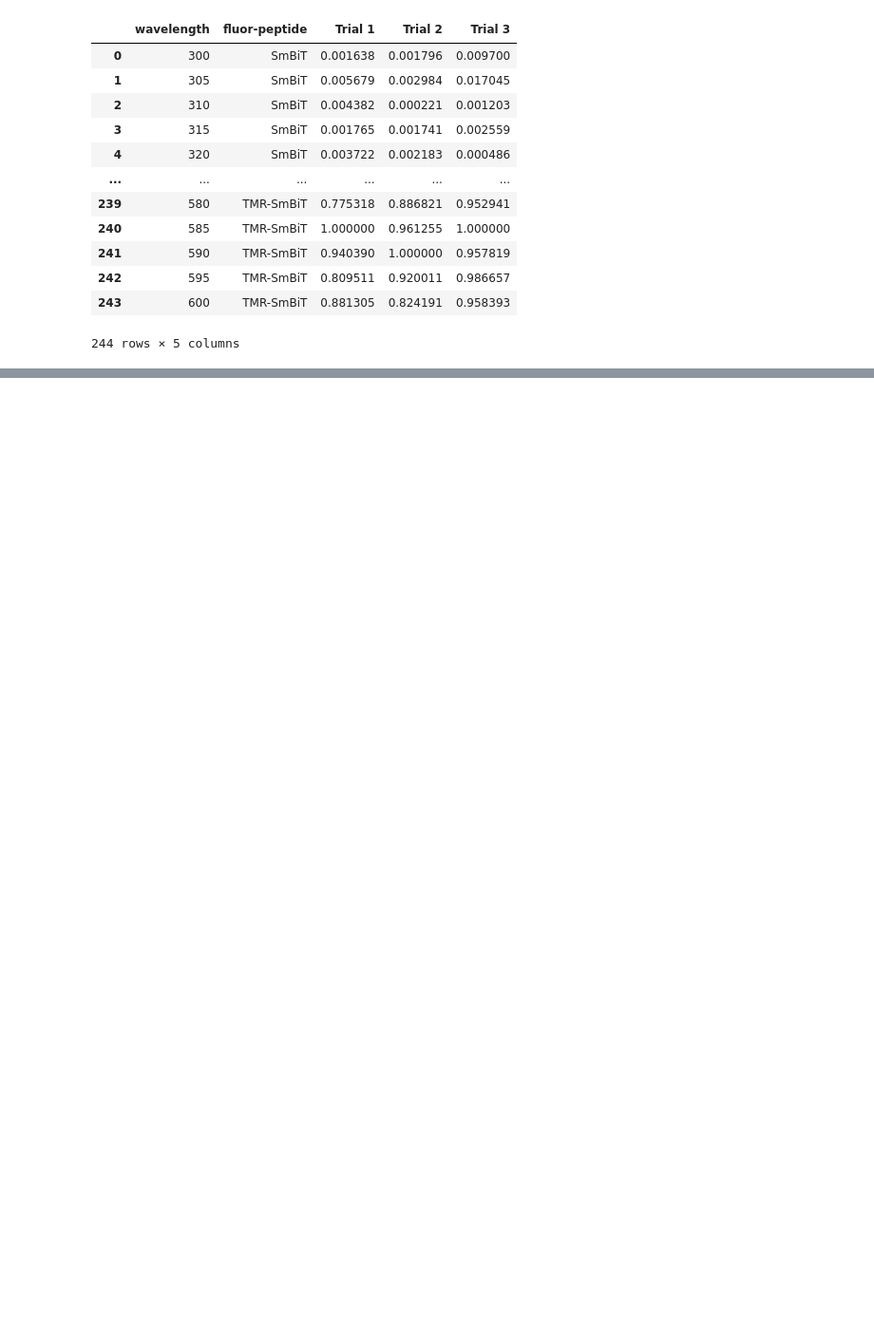
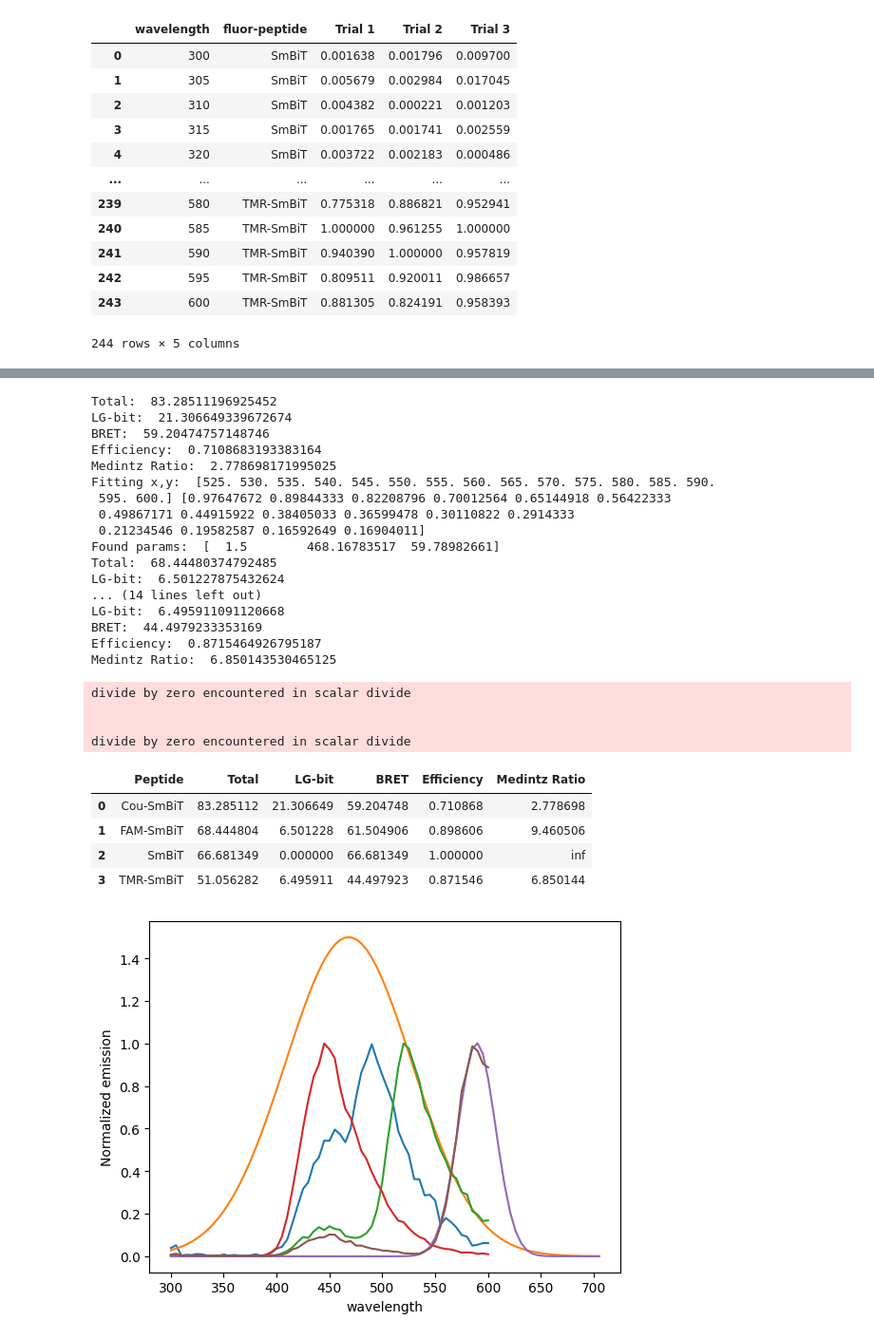
Before and after one commit to c-bun/NanoBiT-BRET, a Jupyter notebook: BRET efficiencies/Fluor BRET efficiency.ipynb, the cells around one changed output, grey strips where cells are left out. Shown at 95% size. Drawn from its saved outputs; the diff is of its cells as text; code cells hidden in the pictures; blank space fills up the shorter version.

Commit message:
Created using Colab. Revert to gaussian extrap.

```diff
--- a/BRET efficiencies/Fluor BRET efficiency.ipynb
+++ b/BRET efficiencies/Fluor BRET efficiency.ipynb
@@ -69,7 +75,9 @@ from scipy.optimize import curve_fit
 def gaussian(x, a, emission_max, width):
     return a * np.exp(-((x - emission_max)**2) / (2 * width**2))
 
-def boltzmann(w, w_plus, w_minus, w_max, I_max): # from https://onlinelibrary.wiley.com/doi/abs/10.1111/j.1751-1097.1996.tb02464.x
+def boltzmann(w, w_plus, w_minus, w_max, I_max):
+  # from https://onlinelibrary.wiley.com/doi/abs/10.1111/j.1751-1097.1996.tb02464.x
+  # this does not currently work.
   v = 1/w
   v_plus = 1/w_plus
   v_minus = 1/w_minus
@@ -96,10 +104,10 @@ def extrapolate_gaussian(df, x_col, y_col, cutoff, function=gaussian):
   # fit to gaussian
   print("Fitting x,y: ",x_col[cutoff:], y_col[cutoff:])
   popt, pcov = curve_fit(function, x_col[cutoff:], y_col[cutoff:],
-                         #p0=[1, 400, 50], # for gaussian
-                         #bounds=([.1, 100, 1], [1.5, 1000, 500]), # for gaussian
-                         p0=[10, 10, 550, 1], # for boltzmann
-                         bounds=([1, 1, 1, 0.1], [100, 100, 1000, 1]), # for boltzmann
+                         p0=[1, 400, 50], # for gaussian
+                         bounds=([.1, 100, 1], [1.5, 1000, 500]), # for gaussian
+                         #p0=[10, 10, 550, 1], # for boltzmann
+                         #bounds=([1, 1, 1, 0.1], [100, 100, 1000, 1]), # for boltzmann
                          )
   #a, emission_max, width = popt
   print("Found params: ", popt)
@@ -152,34 +160,64 @@ fit_cutoffs = {
     #'FAM-SmBiT': 475,
     'FAM-SmBiT': 525,
     'TMR-SmBiT': 530,
     'Cou-SmBiT': 465,
 }
 
 should_extrapolate = {
     'SmBiT': False,
     'FAM-SmBiT': True,
     'TMR-SmBiT': True,
     'Cou-SmBiT': False,
 }
 
 for peptide in df_mean['fluor-peptide'].unique():
   df_temp = df_mean[(df_mean['fluor-peptide'] == peptide)]
   if should_extrapolate[peptide]:
-    function = boltzmann
+    function = gaussian
     x, y, popt = extrapolate_gaussian(df_temp, 'wavelength', 'Normalized emission', fit_cutoffs[peptide], function=function)
-    y = function(x, *popt)
+    y_fit = function(x, *popt)
+    ax = sns.lineplot(x=x, y=y_fit)
+    sns.lineplot(df_temp, x='wavelength', y='Normalized emission', ax=ax)
   else:
     x, y = df_temp['wavelength'].values, df_temp['Normalized emission'].values
+    sns.lineplot(df_temp, x='wavelength', y='Normalized emission')
   # plot the extrapolated data
-  ax = sns.lineplot(x=x, y=y)
-  sns.lineplot(df_temp, x='wavelength', y='Normalized emission', ax=ax)
+
   all, lgbit, bret, efficiency = trapezoidal_int(x, y, integration_cutoffs[peptide])
   d['Peptide'].append(peptide)
   d['Total'].append(all)
   d['LG-bit'].append(lgbit)
   d['BRET'].append(bret)
   d['Efficiency'].append(efficiency)
   d['Medintz Ratio'].append(bret/lgbit)
 
 brets = pd.DataFrame(d)
 brets
+# %% [output]
+Total:  83.28511196925452
+LG-bit:  21.306649339672674
+BRET:  59.20474757148746
+Efficiency:  0.7108683193383164
+Medintz Ratio:  2.778698171995025
+Fitting x,y:  [525. 530. 535. 540. 545. 550. 555. 560. 565. 570. 575. 580. 585. 590.
+ 595. 600.] [0.97647672 0.89844333 0.82208796 0.70012564 0.65144918 0.56422333
+ 0.49867171 0.44915922 0.38405033 0.36599478 0.30110822 0.2914333
+ 0.21234546 0.19582587 0.16592649 0.16904011]
+Found params:  [  1.5        468.16783517  59.78982661]
+Total:  68.44480374792485
+LG-bit:  6.501227875432624
+... (14 lines left out)
+LG-bit:  6.495911091120668
+BRET:  44.4979233353169
+Efficiency:  0.8715464926795187
+Medintz Ratio:  6.850143530465125
+divide by zero encountered in scalar divide
+
+
+divide by zero encountered in scalar divide
+|  | Peptide | Total | LG-bit | BRET | Efficiency | Medintz Ratio |
+| 0 | Cou-SmBiT | 83.285112 | 21.306649 | 59.204748 | 0.710868 | 2.778698 |
+| 1 | FAM-SmBiT | 68.444804 | 6.501228 | 61.504906 | 0.898606 | 9.460506 |
+| 2 | SmBiT | 66.681349 | 0.000000 | 66.681349 | 1.000000 | inf |
+| 3 | TMR-SmBiT | 51.056282 | 6.495911 | 44.497923 | 0.871546 | 6.850144 |
+[figure, added]
```
Also changed, not shown: parts of 4 cells of this notebook.
